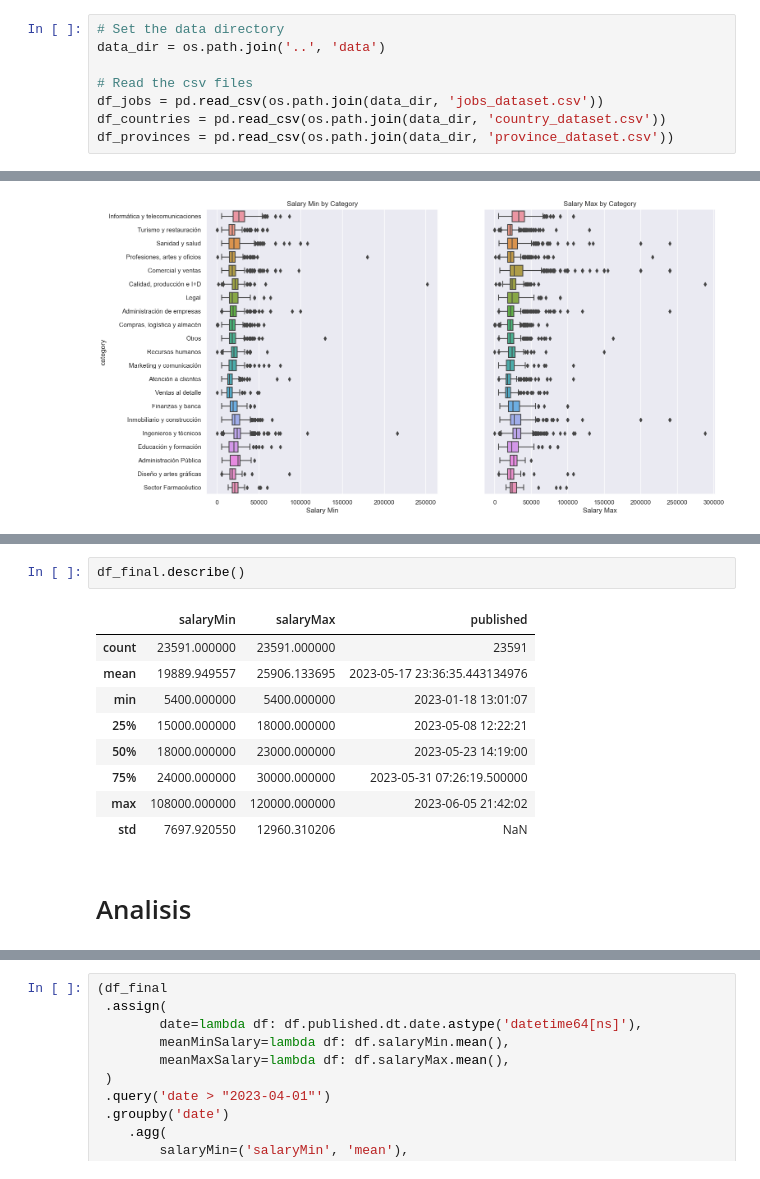
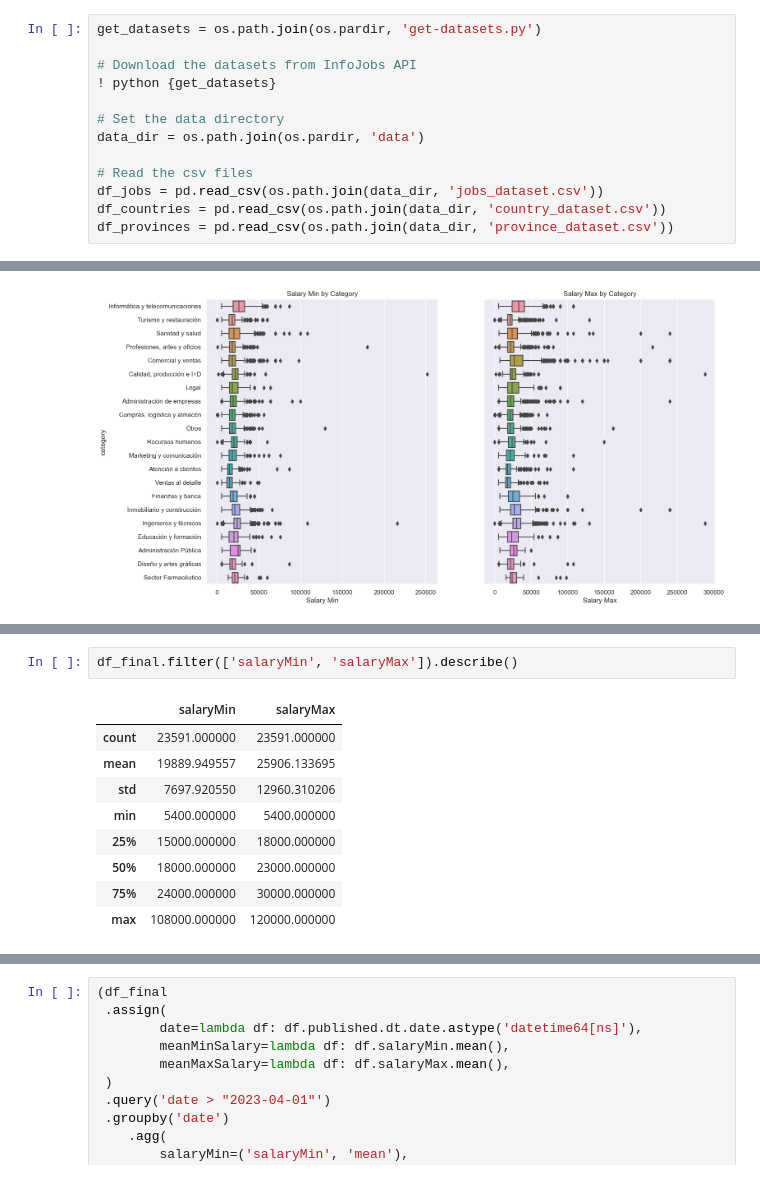
Before and after one commit to ericmg97/infojobs-analysis, a Jupyter notebook: notebooks/analyze-infojobs-offers.ipynb, the cells around one changed output, grey strips where cells are left out. Cells and saved outputs as stored; diff of their text form.

```diff
--- a/notebooks/analyze-infojobs-offers.ipynb
+++ b/notebooks/analyze-infojobs-offers.ipynb
@@ -20,6 +51,11 @@ True
 # %%
+get_datasets = os.path.join(os.pardir, 'get-datasets.py')
+
+# Download the datasets from InfoJobs API
+! python {get_datasets}
+
 # Set the data directory
-data_dir = os.path.join('..', 'data')
+data_dir = os.path.join(os.pardir, 'data')
 
 # Read the csv files
 df_jobs = pd.read_csv(os.path.join(data_dir, 'jobs_dataset.csv'))
@@ -191,14 +294,12 @@ plot_salary_outliers(df_final)
 # %%
-df_final.describe()
+df_final.filter(['salaryMin', 'salaryMax']).describe()
 # %% [output]
-|  | salaryMin | salaryMax | published |
-| count | 23591.000000 | 23591.000000 | 23591 |
-| mean | 19889.949557 | 25906.133695 | 2023-05-17 23:36:35.443134976 |
-| min | 5400.000000 | 5400.000000 | 2023-01-18 13:01:07 |
-| 25% | 15000.000000 | 18000.000000 | 2023-05-08 12:22:21 |
-| 50% | 18000.000000 | 23000.000000 | 2023-05-23 14:19:00 |
-| 75% | 24000.000000 | 30000.000000 | 2023-05-31 07:26:19.500000 |
-| max | 108000.000000 | 120000.000000 | 2023-06-05 21:42:02 |
-| std | 7697.920550 | 12960.310206 | NaN |
+|  | salaryMin | salaryMax |
+| count | 23591.000000 | 23591.000000 |
+| mean | 19889.949557 | 25906.133695 |
+| std | 7697.920550 | 12960.310206 |
+| min | 5400.000000 | 5400.000000 |
+| 25% | 15000.000000 | 18000.000000 |
+| 50% | 18000.000000 | 23000.000000 |
+| 75% | 24000.000000 | 30000.000000 |
+| max | 108000.000000 | 120000.000000 |
-# %% [markdown]
-# Analisis
```
Also changed, not shown: parts of 39 cells of this notebook, 1 other file.
